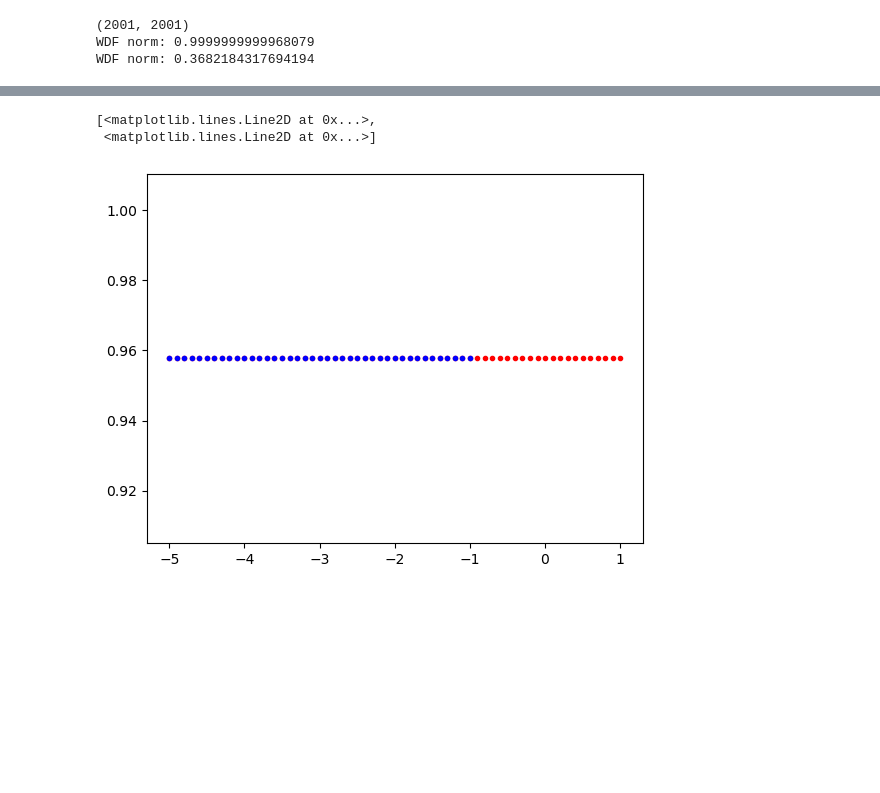
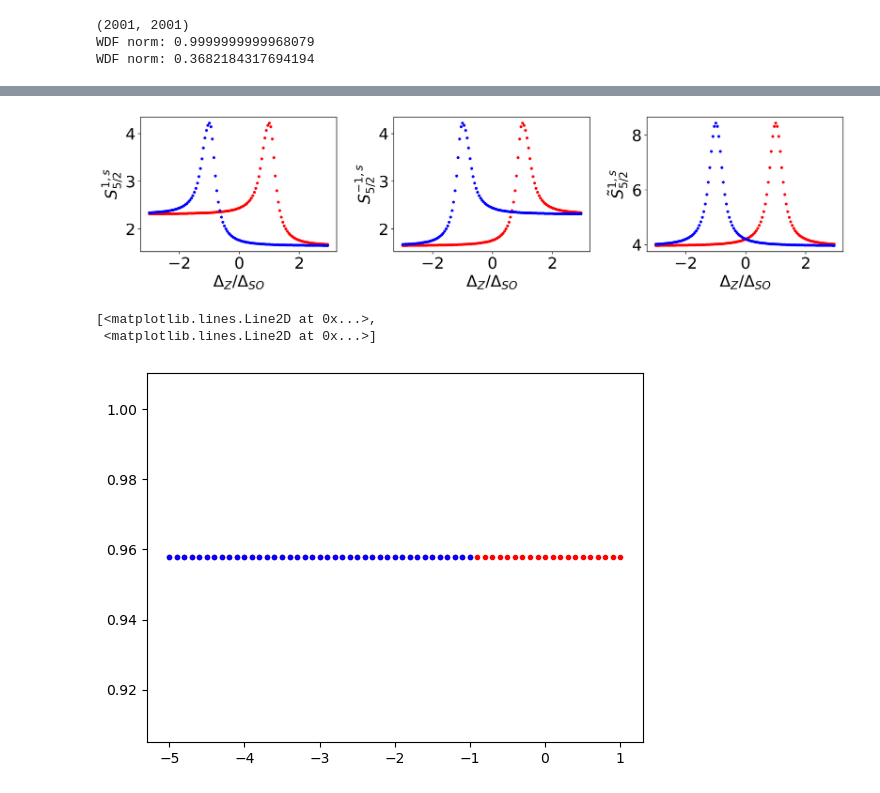
Before and after one commit to mkalka/wigner-2d-topo, a Jupyter notebook: wigner-silicene.ipynb, the cells around one changed output, grey strips where cells are left out. Drawn from its saved outputs; the diff is of its cells as text; code cells hidden in the pictures; blank space fills up the shorter version.

```diff
--- a/wigner-silicene.ipynb
+++ b/wigner-silicene.ipynb
@@ -116,17 +119,19 @@ px=np.arange(-10.0, 10.01, 0.01)
 y, Py = np.meshgrid(arrayX, px)
 
 ksi = 1
+e=1
+h=1
 vF = 1#/(2.18)
 B = 0.01
-
+N=1
 
 w = vF*np.sqrt(2*e*B/h)
 
-renyiIndex = 1/2
+renyiIndex = 5/2
 
 for i in range(len(deltaZarray)):
 ############################################################################
-    n = 1
+    n = 1*N
     s = 1
     deltaSO = 1
     deltaZ = deltaZarray[i]
@@ -148,7 +153,7 @@ for i in range(len(deltaZarray)):
 
     renyiArray_np_su.append(renyiEntropy(arrayX, px, WDF, renyiIndex))
 ############################################################################
-    n = -1
+    n = -1*N
     s = 1
     deltaSO = 1
     deltaZ = deltaZarray[i]
@@ -170,7 +175,7 @@ for i in range(len(deltaZarray)):
 
     renyiArray_nm_su.append(renyiEntropy(arrayX, px, WDF, renyiIndex))
 ###########################################################################
-    n = 1
+    n = 1*N
     s = -1
     deltaSO = 1
     deltaZ = deltaZarray[i]
@@ -192,7 +197,7 @@ for i in range(len(deltaZarray)):
 
     renyiArray_np_sd.append(renyiEntropy(arrayX, px, WDF, renyiIndex))
 ############################################################################
-    n = -1
+    n = -1*N
     s = -1
     deltaSO = 1
     deltaZ = deltaZarray[i]
@@ -226,3 +365,42 @@ plt.plot(deltaZarray,renyiArray_np_su, 'r.', deltaZarray,renyiArray_np_sd, 'b.')
+# %%
+
+from matplotlib.pyplot import savefig
+
+plt.rcParams['figure.dpi'] = 300
+plt.rcParams['savefig.dpi'] = 300
+# %%
+plt.rcParams.update({'font.size': 22})
+
+fig = plt.figure(figsize=(15,4))
+
+plt.subplot(1,3,1)
+plt.plot(deltaZarray,renyiArray_np_su, 'r.', deltaZarray,renyiArray_np_sd, 'b.')
+plt.xlabel('$\Delta_Z/\Delta_{SO}$')
+plt.ylabel(r'${S}_{5/2}^{1, s}$')
+plt.tight_layout()
+
+plt.subplot(1,3,2)
+plt.plot(deltaZarray,renyiArray_nm_su, 'r.', deltaZarray,renyiArray_nm_sd, 'b.')
+plt.xlabel('$\Delta_Z/\Delta_{SO}$')
+plt.ylabel(r'${S}_{5/2}^{-1, s}$')
+plt.tight_layout()
+
+plt.subplot(1,3,3)
+plt.plot(deltaZarray,renyi_spin_up, 'r.', deltaZarray,renyi_spin_down, 'b.')
+plt.xlabel('$\Delta_Z/\Delta_{SO}$')
+plt.ylabel(r'$\tilde{S}_{5/2}^{1, s}$')
+plt.tight_layout()
+#plt.vlines(x=-1,ymin=min(renyi_spin_down)-0.5,ymax=max(renyi_spin_down)+0.1,color = 'b', linestyles = 'dashed')
+#plt.vlines(x=1,ymin=min(renyi_spin_up)-0.5,ymax=max(renyi_spin_up)+0.1,color = 'r', linestyles = 'dashed')
+
+# plt.subplot(1,4,4)
+# plt.plot(deltaZarray, np.sign(np.gradient(deltaZarray, renyi_spin_up)*np.gradient(deltaZarray, renyi_spin_down)))
+# plt.xlabel('$\Delta_Z/\Delta_{SO}$')
+# plt.ylabel('$C$')
+
+savefig('renyi_n1.png', transparent=True, bbox_inches = "tight")
+# %% [output]
+[figure, added]
 # %%
 plt.plot(deltaZarray,renyiArray, 'r.', deltaZarray,renyiArray_sm, 'b.')
 # %% [output]
```
Also changed, not shown: parts of 7 cells of this notebook.
